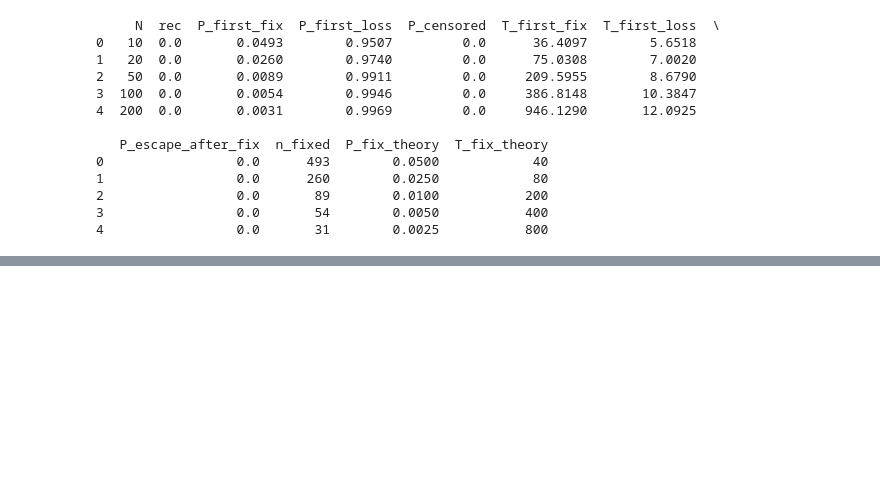
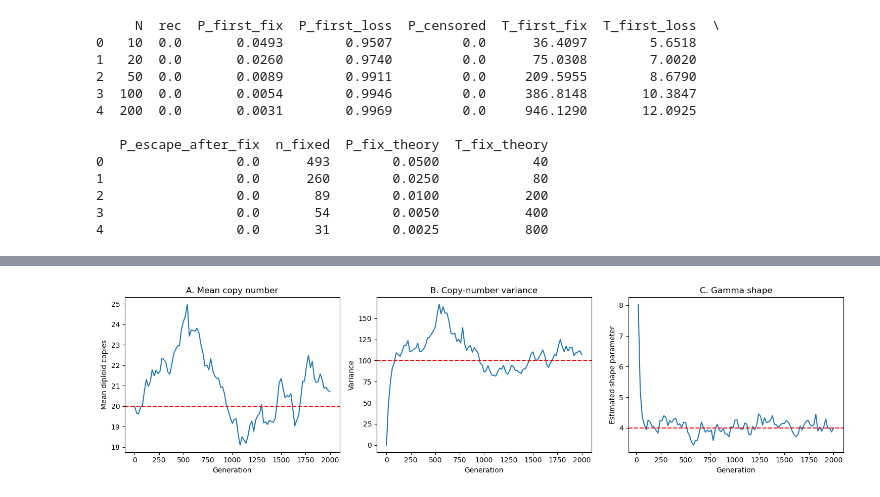
Before and after one commit to Duramenn/CNV_dynamics_2026, a Jupyter notebook: code/stochastic/S0.0_neutral.ipynb, the cells around one changed output, grey strips where cells are left out. Cells and saved outputs as stored; diff of their text form; code cells hidden in the pictures; blank space fills up the shorter version.

```diff
--- a/code/stochastic/S0.0_neutral.ipynb
+++ b/code/stochastic/S0.0_neutral.ipynb
@@ -695,0 +1045,37 @@ plt.show()
+# %%
+fig, axes = plt.subplots(1, 3, figsize=(15, 4))
+
+# Mean diploid copy number
+axes[0].plot(
+    df_history["generation"],
+    df_history["mean_dip"]
+)
+axes[0].axhline(20, color="red", linestyle="--")
+axes[0].set_xlabel("Generation")
+axes[0].set_ylabel("Mean diploid copies")
+axes[0].set_title("A. Mean copy number")
+
+# Variance
+axes[1].plot(
+    df_history["generation"],
+    df_history["var_dip"]
+)
+axes[1].axhline(100, color="red", linestyle="--")
+axes[1].set_xlabel("Generation")
+axes[1].set_ylabel("Variance")
+axes[1].set_title("B. Copy-number variance")
+
+# Gamma shape estimate
+axes[2].plot(
+    df_history["generation"],
+    df_history["alpha_est"]
+)
+axes[2].axhline(4, color="red", linestyle="--")
+axes[2].set_xlabel("Generation")
+axes[2].set_ylabel("Estimated shape parameter")
+axes[2].set_title("C. Gamma shape")
+
+plt.tight_layout()
+plt.show()
+# %% [output]
+[figure, added]
```
Also changed, not shown: parts of 11 cells of this notebook.
